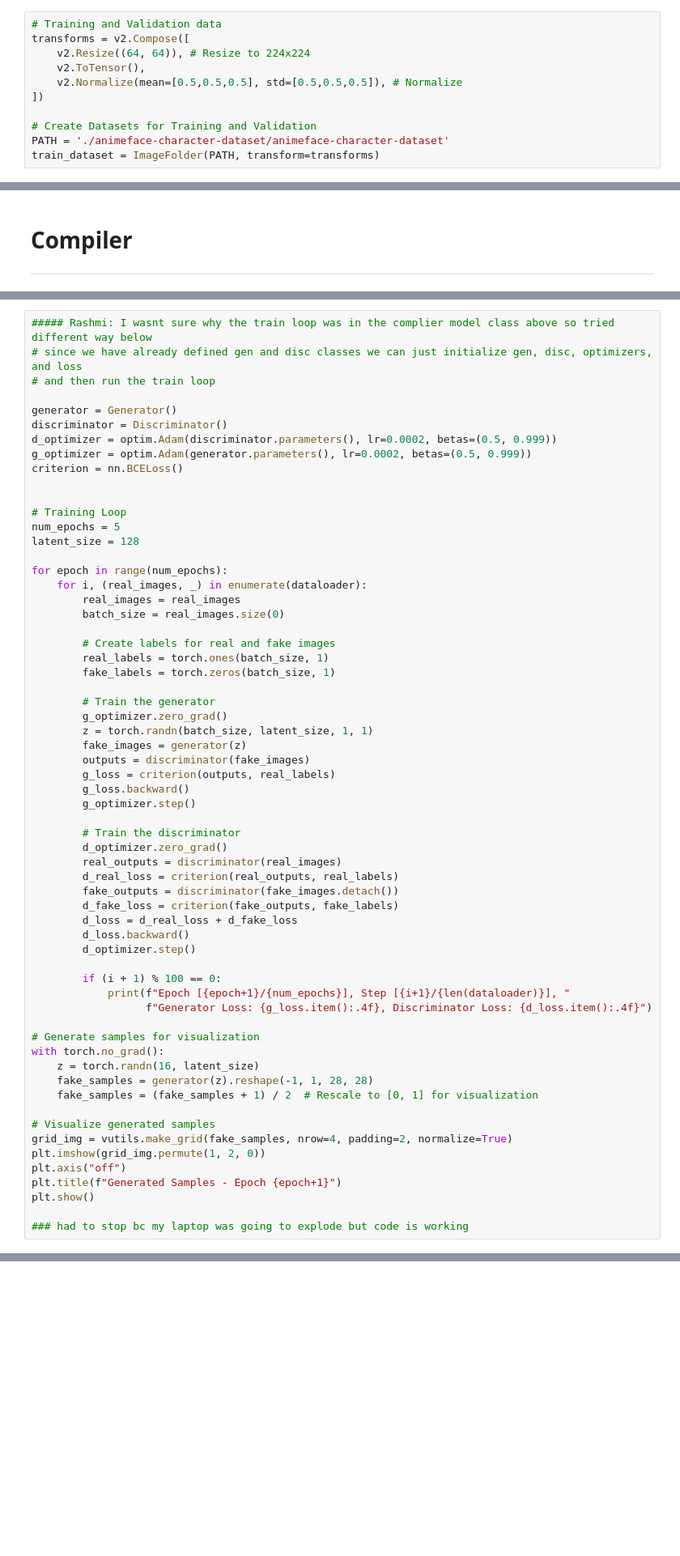
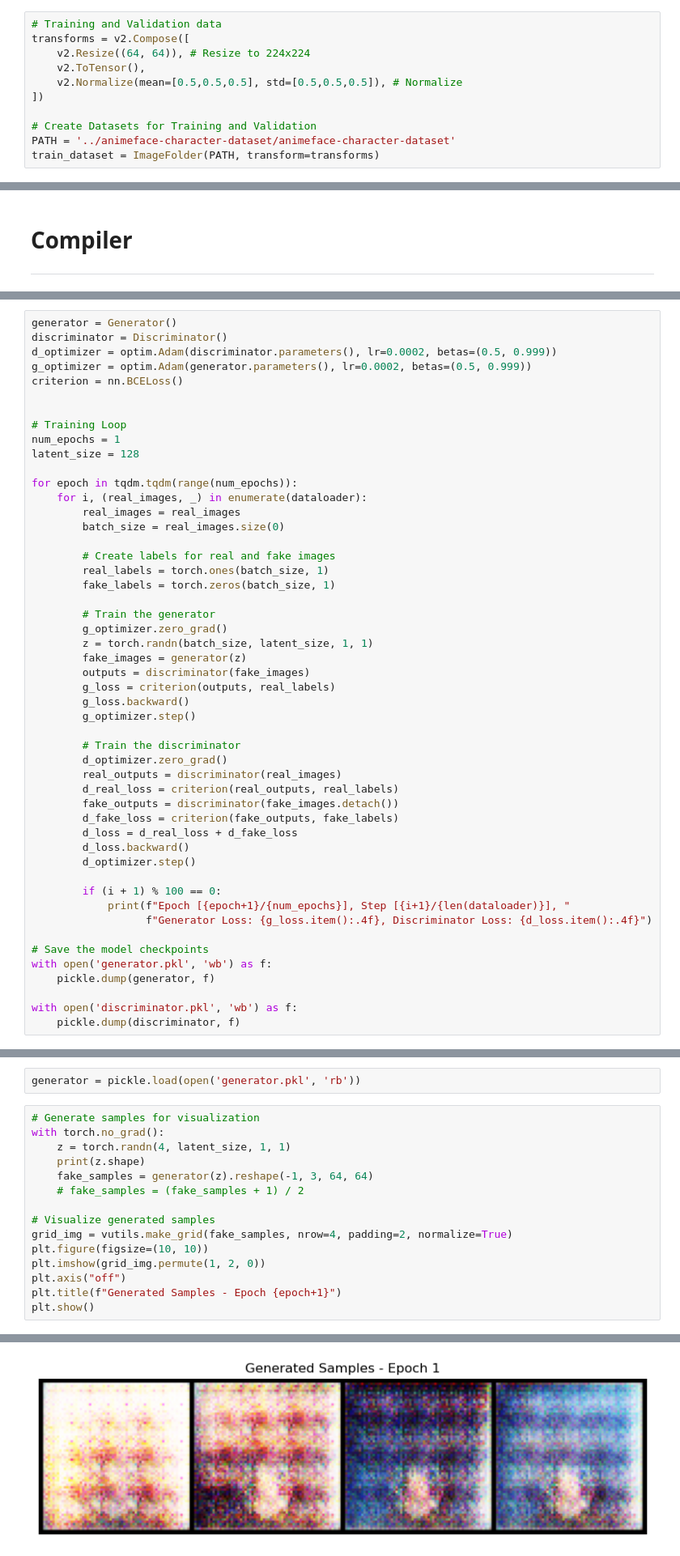
Before and after one commit to bhumikasrc/Comic-Generator, a Jupyter notebook: manga_GAN.ipynb, the cells around one changed output, grey strips where cells are left out. Shown: that part at 81% size. Drawn from its saved outputs; the diff is of its cells as text; blank space fills up the shorter version.

```diff
--- a/manga_GAN.ipynb
+++ b/manga_GAN.ipynb
@@ -41,7 +43,7 @@ transforms = v2.Compose([
 ])
 
 # Create Datasets for Training and Validation
-PATH = './animeface-character-dataset/animeface-character-dataset'
+PATH = '../animeface-character-dataset/animeface-character-dataset'
 train_dataset = ImageFolder(PATH, transform=transforms)
 # %%
 train_dataset
@@ -205,8 +149,4 @@ torch.Size([32, 3, 64, 64])
 # %%
-##### Rashmi: I wasnt sure why the train loop was in the complier model class above so tried different way below
-# since we have already defined gen and disc classes we can just initialize gen, disc, optimizers, and loss
-# and then run the train loop
-
 generator = Generator()
 discriminator = Discriminator()
 d_optimizer = optim.Adam(discriminator.parameters(), lr=0.0002, betas=(0.5, 0.999))
@@ -215,10 +155,10 @@ criterion = nn.BCELoss()
 
 
 # Training Loop
-num_epochs = 5
+num_epochs = 1
 latent_size = 128
 
-for epoch in range(num_epochs):
+for epoch in tqdm.tqdm(range(num_epochs)):
     for i, (real_images, _) in enumerate(dataloader):
         real_images = real_images
         batch_size = real_images.size(0)
@@ -250,17 +190,9 @@ for epoch in range(num_epochs):
             print(f"Epoch [{epoch+1}/{num_epochs}], Step [{i+1}/{len(dataloader)}], "
                   f"Generator Loss: {g_loss.item():.4f}, Discriminator Loss: {d_loss.item():.4f}")
 
-# Generate samples for visualization
-with torch.no_grad():
-    z = torch.randn(16, latent_size)
-    fake_samples = generator(z).reshape(-1, 1, 28, 28)
-    fake_samples = (fake_samples + 1) / 2  # Rescale to [0, 1] for visualization
+# Save the model checkpoints
+with open('generator.pkl', 'wb') as f:
+    pickle.dump(generator, f)
 
-# Visualize generated samples
-grid_img = vutils.make_grid(fake_samples, nrow=4, padding=2, normalize=True)
-plt.imshow(grid_img.permute(1, 2, 0))
-plt.axis("off")
-plt.title(f"Generated Samples - Epoch {epoch+1}")
-plt.show()
-
-### had to stop bc my laptop was going to explode but code is working
+with open('discriminator.pkl', 'wb') as f:
+    pickle.dump(discriminator, f)
@@ -278,0 +204,18 @@ KeyboardInterrupt:
+# %%
+generator = pickle.load(open('generator.pkl', 'rb'))
+# %%
+# Generate samples for visualization
+with torch.no_grad():
+    z = torch.randn(4, latent_size, 1, 1)
+    print(z.shape)
+    fake_samples = generator(z).reshape(-1, 3, 64, 64)
+    # fake_samples = (fake_samples + 1) / 2
+
+# Visualize generated samples
+grid_img = vutils.make_grid(fake_samples, nrow=4, padding=2, normalize=True)
+plt.figure(figsize=(10, 10))
+plt.imshow(grid_img.permute(1, 2, 0))
+plt.axis("off")
+plt.title(f"Generated Samples - Epoch {epoch+1}")
+plt.show()
+# %% [output]
@@ -278,0 +223 @@ KeyboardInterrupt:
+[figure, added]
```
Also changed, not shown: parts of 14 cells of this notebook.
